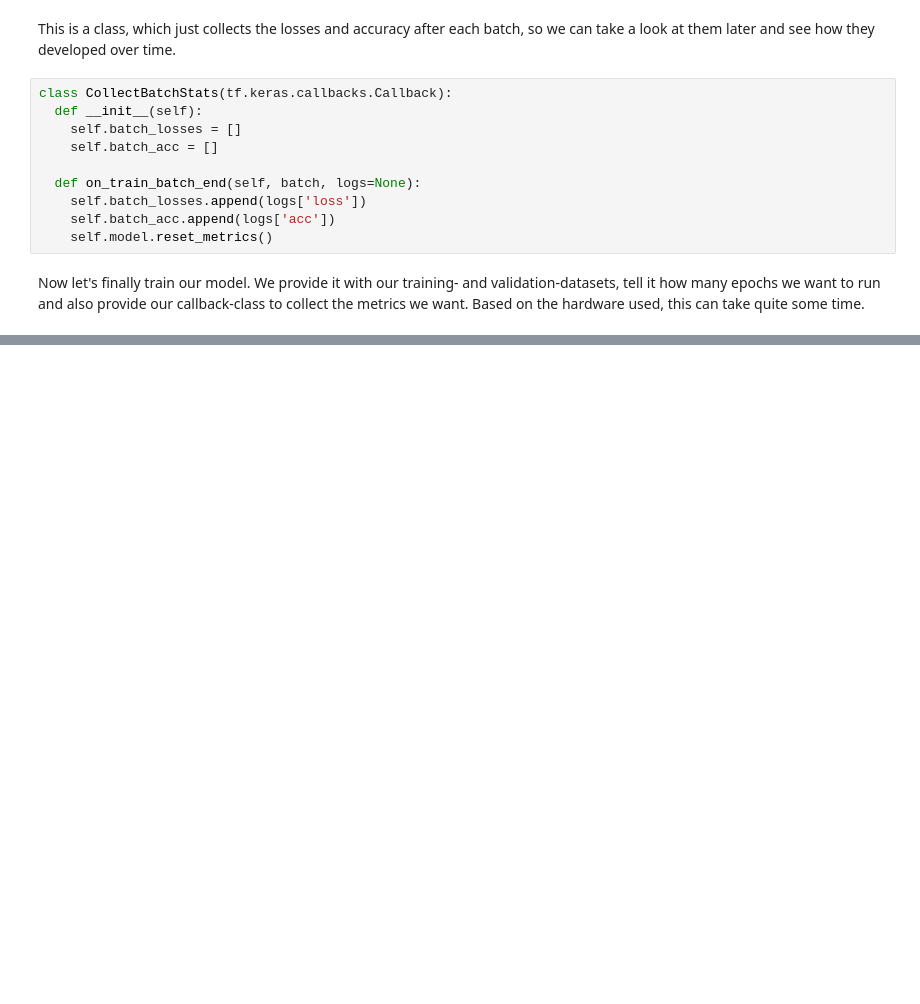
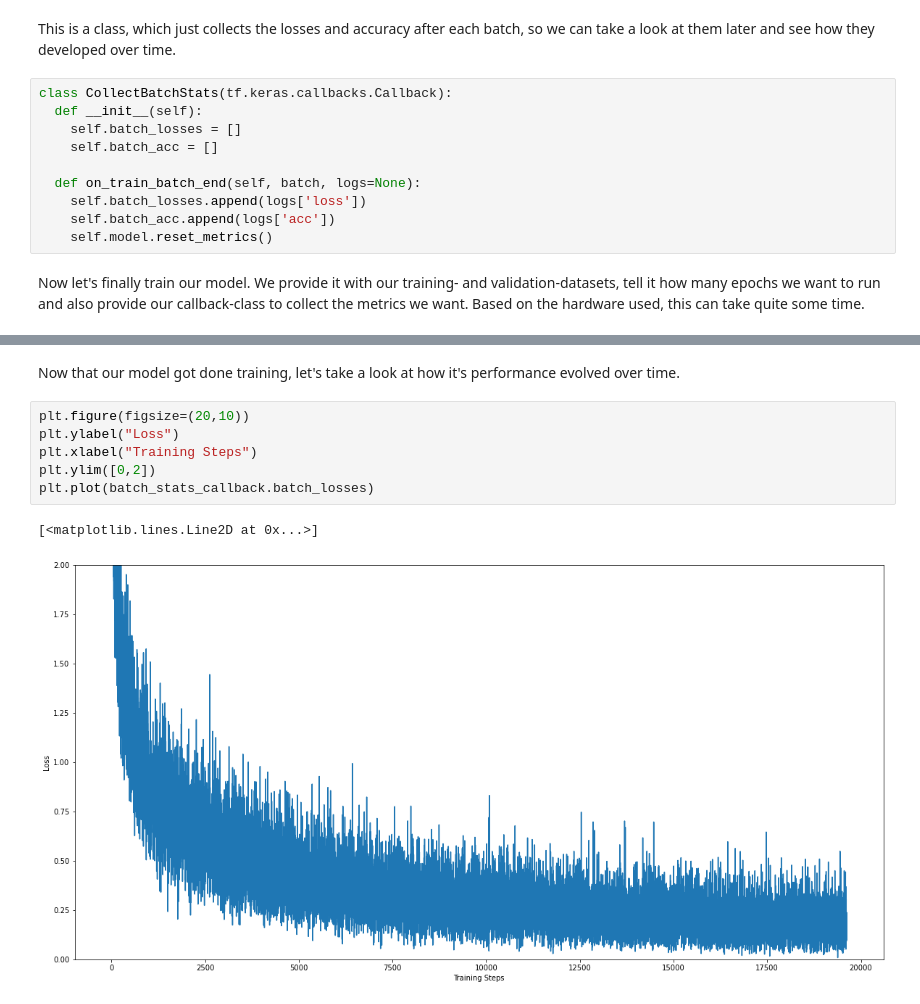
Before and after one commit to denishartl/overdog, a Jupyter notebook: notebooks/overdog_recognition.ipynb, the cells around one changed output, grey strips where cells are left out. Cells and saved outputs as stored; diff of their text form; blank space fills up the shorter version.

Commit message:
model testing

```diff
--- a/notebooks/overdog_recognition.ipynb
+++ b/notebooks/overdog_recognition.ipynb
@@ -325,0 +341,11 @@ Epoch 6/20
+# %% [markdown]
+Now that our model got done training, let's take a look at how it's performance evolved over time.
+# %%
+plt.figure(figsize=(20,10))
+plt.ylabel("Loss")
+plt.xlabel("Training Steps")
+plt.ylim([0,2])
+plt.plot(batch_stats_callback.batch_losses)
+# %% [output]
+[<matplotlib.lines.Line2D at 0x...>]
+[figure, added]
```
Also changed, not shown: parts of 24 cells of this notebook, 5 other files.
